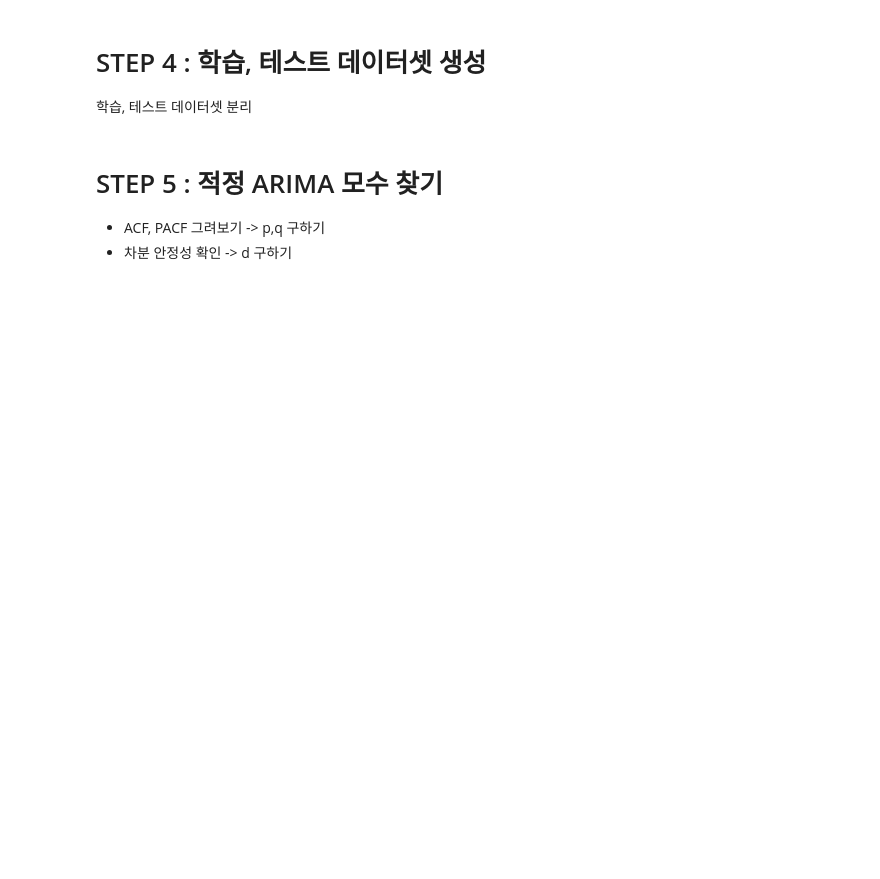
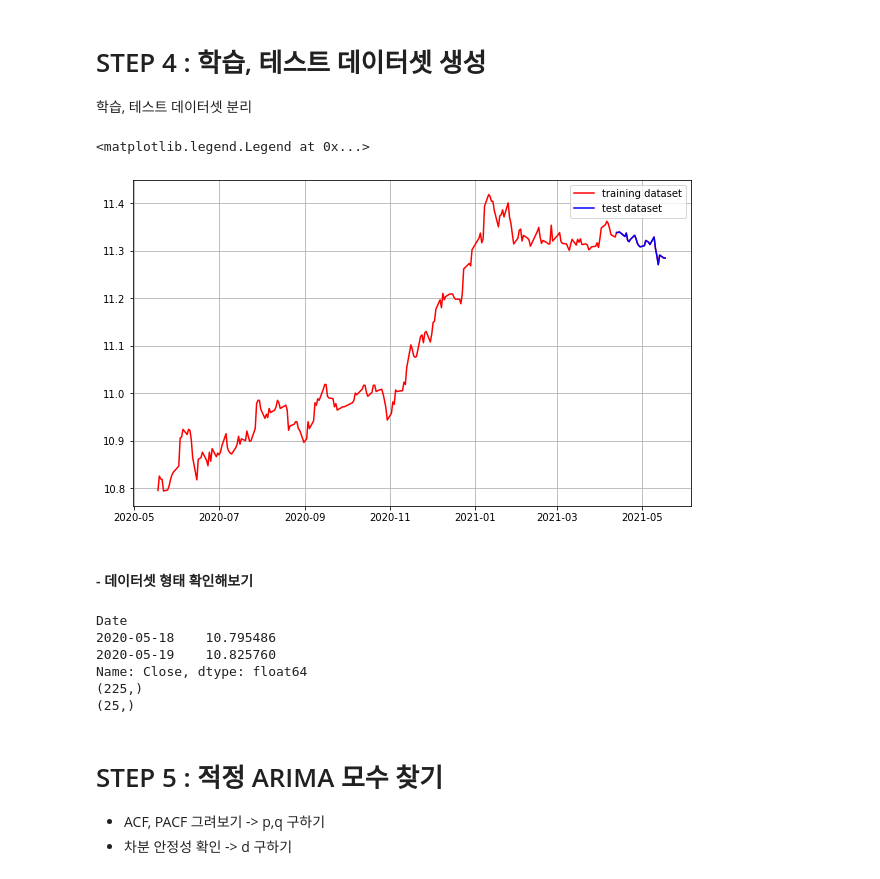
Before and after one commit to hotsun1508/Aiffel, a Jupyter notebook: Exploration/[E-11]Stock_Prediction_Project.ipynb, the cells around one changed output. Cells and saved outputs as stored; diff of their text form; code cells hidden in the pictures; blank space fills up the shorter version.

```diff
--- a/Exploration/[E-11]Stock_Prediction_Project.ipynb
+++ b/Exploration/[E-11]Stock_Prediction_Project.ipynb
@@ -167,7 +167,7 @@ Critical Value (10%)            -2.572994
 dtype: float64
 [figure]
 # %%
-plt.rcParams["figure.figsize"] = (13,6)
-plot_rolling_statistics(residual)
+# plt.rcParams["figure.figsize"] = (13,6)
+# plot_rolling_statistics(residual)
 # %% [output]
 [figure]
@@ -174,6 +189,29 @@ plot_rolling_statistics(residual)
 # %% [markdown]
 # STEP 4 : 학습, 테스트 데이터셋 생성
 학습, 테스트 데이터셋 분리
+# %%
+train_data, test_data = ts_log[:int(len(ts_log)*0.9)], ts_log[int(len(ts_log)*0.9):]
+plt.figure(figsize=(10, 6))
+plt.grid(True)
+plt.plot(ts_log, c='r', label='training dataset')  # train_data를 적용하면 그래프가 끊어져 보이므로 자연스러운 연출을 위해 ts_log를 선택
+plt.plot(test_data, c='b', label='test dataset')
+plt.legend()
+# %% [output]
+<matplotlib.legend.Legend at 0x...>
+[figure, added]
+# %% [markdown]
+#### - 데이터셋 형태 확인해보기
+# %%
+print(ts_log[:2])
+print(train_data.shape)
+print(test_data.shape)
+# %% [output]
+Date
+2020-05-18    10.795486
+2020-05-19    10.825760
+Name: Close, dtype: float64
+(225,)
+(25,)
 # %% [markdown]
 # STEP 5 : 적정 ARIMA 모수 찾기
 - ACF, PACF 그려보기 -> p,q 구하기
```
Also changed, not shown: parts of 76 cells of this notebook.
